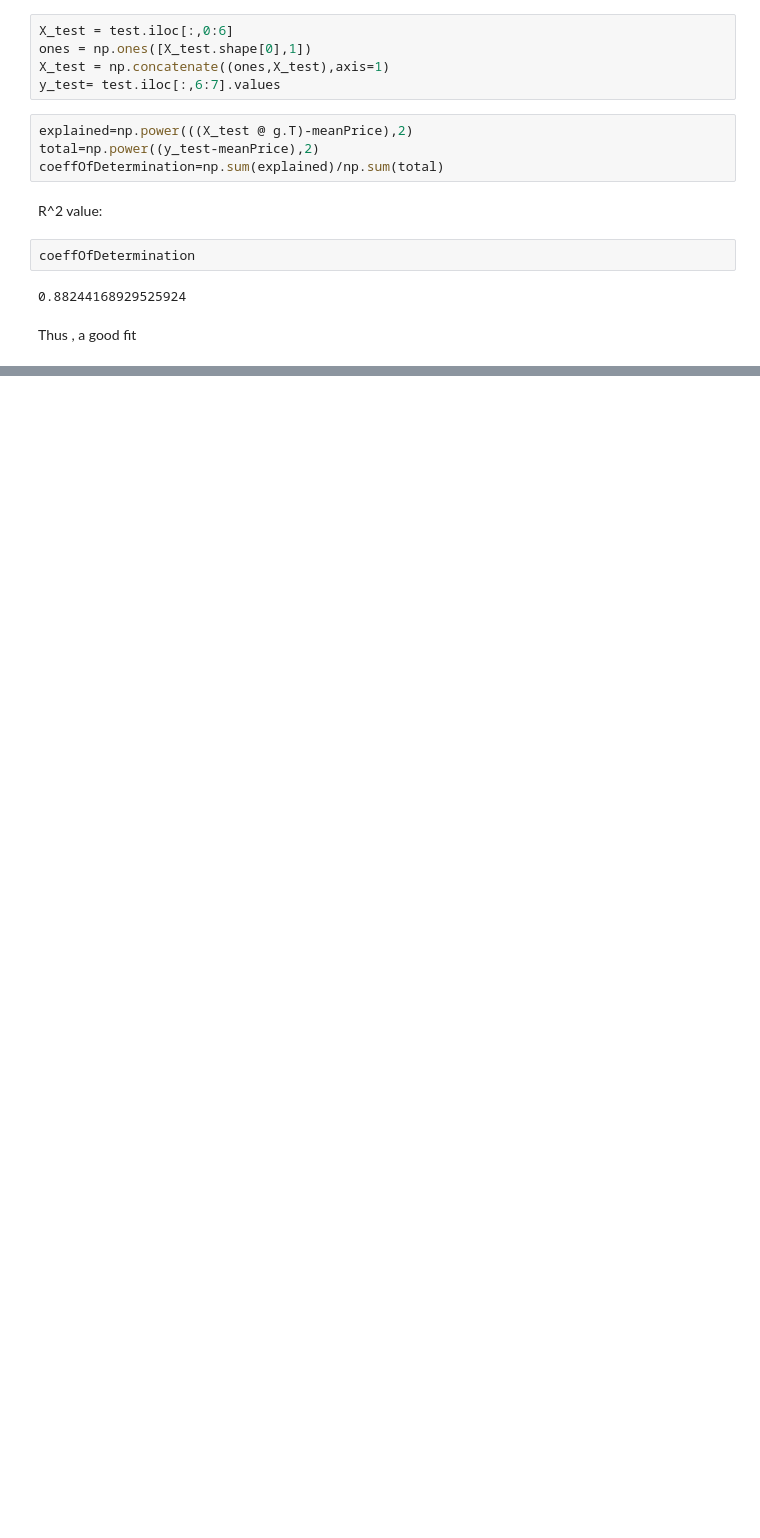
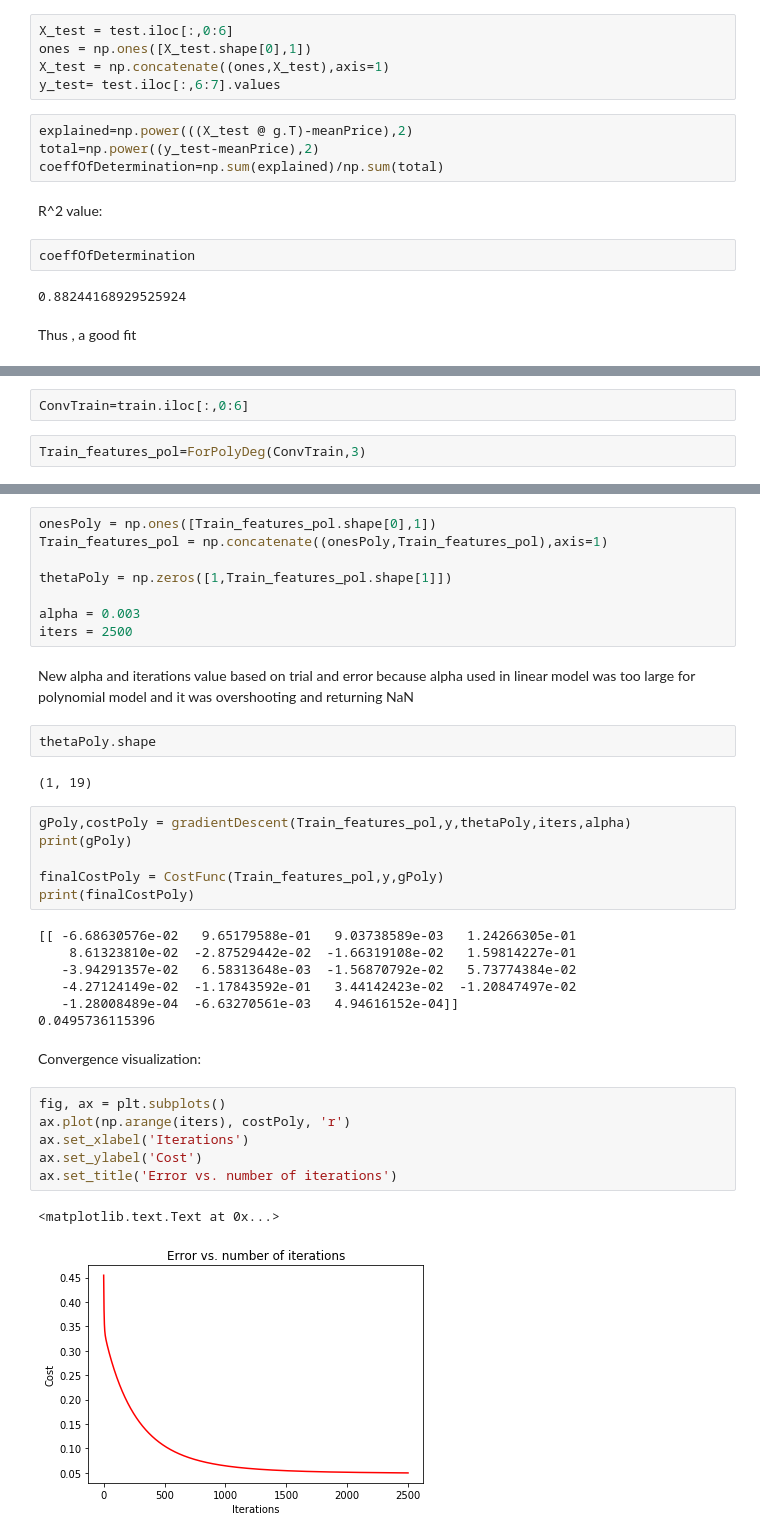
Before and after one commit to InternityFoundation/MachineLearningAlgorithms, a Jupyter notebook: Linear regression/Diamond.ipynb, the cells around one changed output, grey strips where cells are left out. Drawn from its saved outputs; the diff is of its cells as text; blank space fills up the shorter version.

```diff
--- a/Linear regression/Diamond.ipynb
+++ b/Linear regression/Diamond.ipynb
@@ -274,0 +329,4 @@ Thus , a good fit
+# %%
+ConvTrain=train.iloc[:,0:6]
+# %%
+Train_features_pol=ForPolyDeg(ConvTrain,3)
@@ -274,0 +354,38 @@ Thus , a good fit
+# %%
+onesPoly = np.ones([Train_features_pol.shape[0],1])
+Train_features_pol = np.concatenate((onesPoly,Train_features_pol),axis=1)
+
+thetaPoly = np.zeros([1,Train_features_pol.shape[1]])
+
+alpha = 0.003
+iters = 2500
+# %% [markdown]
+New alpha and iterations value based on trial and error because alpha used in linear model was too large for polynomial model and it was overshooting and returning NaN
+# %%
+thetaPoly.shape
+# %% [output]
+(1, 19)
+# %%
+gPoly,costPoly = gradientDescent(Train_features_pol,y,thetaPoly,iters,alpha)
+print(gPoly)
+
+finalCostPoly = CostFunc(Train_features_pol,y,gPoly)
+print(finalCostPoly)
+# %% [output]
+[[ -6.68630576e-02   9.65179588e-01   9.03738589e-03   1.24266305e-01
+    8.61323810e-02  -2.87529442e-02  -1.66319108e-02   1.59814227e-01
+   -3.94291357e-02   6.58313648e-03  -1.56870792e-02   5.73774384e-02
+   -4.27124149e-02  -1.17843592e-01   3.44142423e-02  -1.20847497e-02
+   -1.28008489e-04  -6.63270561e-03   4.94616152e-04]]
+0.0495736115396
+# %% [markdown]
+Convergence visualization:
+# %%
+fig, ax = plt.subplots()
+ax.plot(np.arange(iters), costPoly, 'r')
+ax.set_xlabel('Iterations')
+ax.set_ylabel('Cost')
+ax.set_title('Error vs. number of iterations')
+# %% [output]
+<matplotlib.text.Text at 0x...>
+[figure, added]
```
Also changed, not shown: parts of 39 cells of this notebook.
